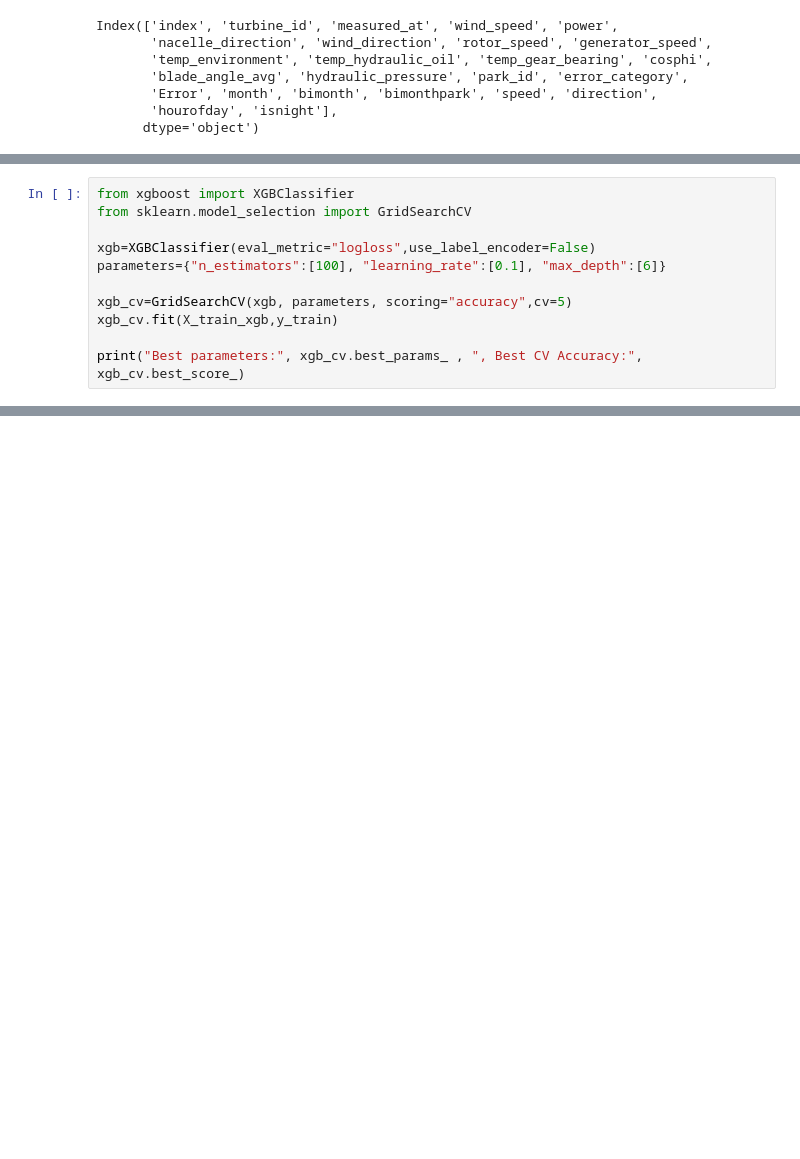
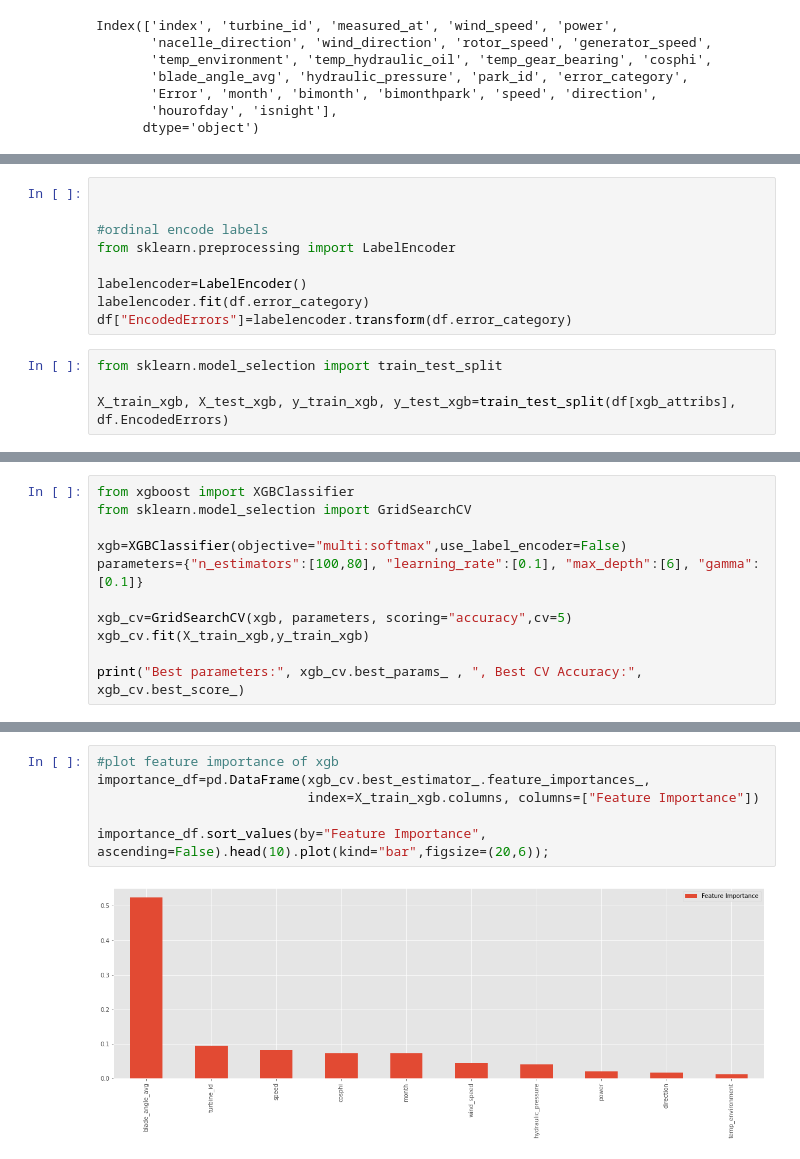
Before and after one commit to DZuercher/Datathlon2022, a Jupyter notebook: Classification/notebook_classification_matthias.ipynb, the cells around one changed output, grey strips where cells are left out. Cells and saved outputs as stored; diff of their text form; blank space fills up the shorter version.

Commit message:
Multiclass classification attempt 1

```diff
--- a/Classification/notebook_classification_matthias.ipynb
+++ b/Classification/notebook_classification_matthias.ipynb
@@ -246,0 +246,13 @@ X_test_xgb=df_test[xgb_attribs]
+# %%
+
+
+#ordinal encode labels
+from sklearn.preprocessing import LabelEncoder
+
+labelencoder=LabelEncoder()
+labelencoder.fit(df.error_category)
+df["EncodedErrors"]=labelencoder.transform(df.error_category)
+# %%
+from sklearn.model_selection import train_test_split
+
+X_train_xgb, X_test_xgb, y_train_xgb, y_test_xgb=train_test_split(df[xgb_attribs], df.EncodedErrors)
@@ -248,11 +304,11 @@ X_test_xgb=df_test[xgb_attribs]
 from xgboost import XGBClassifier
 from sklearn.model_selection import GridSearchCV
 
-xgb=XGBClassifier(eval_metric="logloss",use_label_encoder=False)
-parameters={"n_estimators":[100], "learning_rate":[0.1], "max_depth":[6]}
+xgb=XGBClassifier(objective="multi:softmax",use_label_encoder=False)
+parameters={"n_estimators":[100,80], "learning_rate":[0.1], "max_depth":[6], "gamma":[0.1]}
 
 xgb_cv=GridSearchCV(xgb, parameters, scoring="accuracy",cv=5)
-xgb_cv.fit(X_train_xgb,y_train)
+xgb_cv.fit(X_train_xgb,y_train_xgb)
 
 print("Best parameters:", xgb_cv.best_params_ , ", Best CV Accuracy:", xgb_cv.best_score_)
 # %% [output]
@@ -259,0 +322,8 @@ KeyboardInterrupt:
+# %%
+#plot feature importance of xgb
+importance_df=pd.DataFrame(xgb_cv.best_estimator_.feature_importances_,
+                           index=X_train_xgb.columns, columns=["Feature Importance"])
+
+importance_df.sort_values(by="Feature Importance", ascending=False).head(10).plot(kind="bar",figsize=(20,6));
+# %% [output]
+[figure, added]
```
Also changed, not shown: parts of 7 cells of this notebook.
